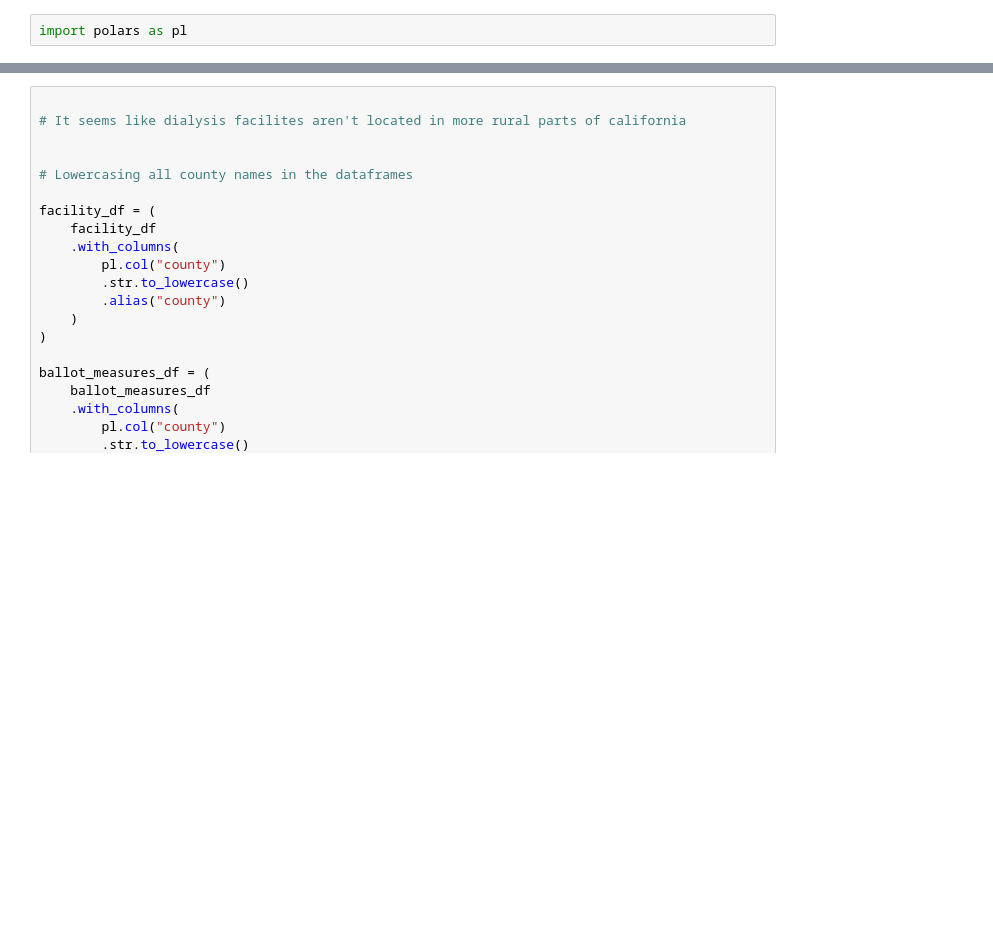
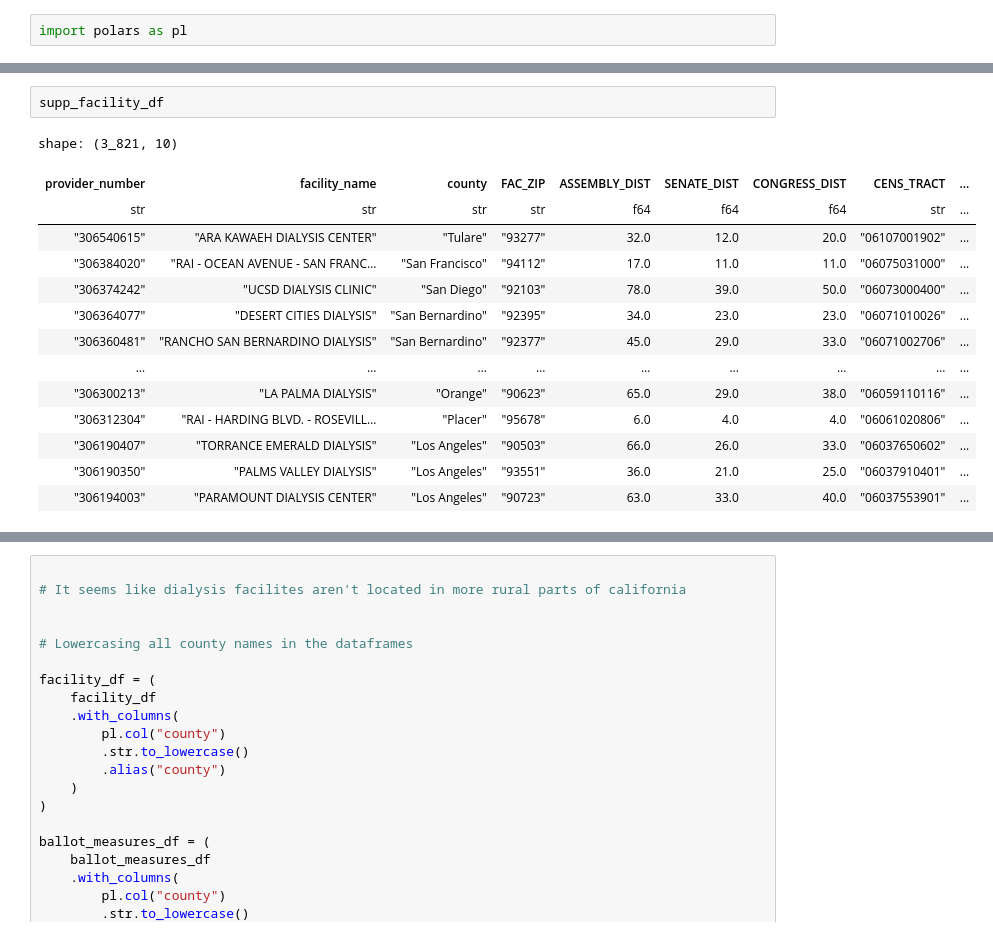
Before and after one commit to MichaelPaulLight/milestone_1, a Jupyter notebook: 004_data-processing-scripts/003_merge-clean-data/merge_ballot-measures_cms-data.ipynb, the cells around one changed output, grey strips where cells are left out. Saved outputs shown, nothing was run; the diff lists cells and outputs as text; blank space fills up the shorter version.

```diff
--- a/004_data-processing-scripts/003_merge-clean-data/merge_ballot-measures_cms-data.ipynb
+++ b/004_data-processing-scripts/003_merge-clean-data/merge_ballot-measures_cms-data.ipynb
@@ -78,0 +60,17 @@ shape: (5, 155)
+# %%
+supp_facility_df
+# %% [output]
+shape: (3_821, 10)
+| provider_number | facility_name | county | FAC_ZIP | ASSEMBLY_DIST | SENATE_DIST | CONGRESS_DIST | CENS_TRACT | ... |
+| str | str | str | str | f64 | f64 | f64 | str | ... |
+| "306540615" | "ARA KAWAEH DIALYSIS CENTER" | "Tulare" | "93277" | 32.0 | 12.0 | 20.0 | "06107001902" | ... |
+| "306384020" | "RAI - OCEAN AVENUE - SAN FRANC… | "San Francisco" | "94112" | 17.0 | 11.0 | 11.0 | "06075031000" | ... |
+| "306374242" | "UCSD DIALYSIS CLINIC" | "San Diego" | "92103" | 78.0 | 39.0 | 50.0 | "06073000400" | ... |
+| "306364077" | "DESERT CITIES DIALYSIS" | "San Bernardino" | "92395" | 34.0 | 23.0 | 23.0 | "06071010026" | ... |
+| "306360481" | "RANCHO SAN BERNARDINO DIALYSIS" | "San Bernardino" | "92377" | 45.0 | 29.0 | 33.0 | "06071002706" | ... |
+| … | … | … | … | … | … | … | … | ... |
+| "306300213" | "LA PALMA DIALYSIS" | "Orange" | "90623" | 65.0 | 29.0 | 38.0 | "06059110116" | ... |
+| "306312304" | "RAI - HARDING BLVD. - ROSEVILL… | "Placer" | "95678" | 6.0 | 4.0 | 4.0 | "06061020806" | ... |
+| "306190407" | "TORRANCE EMERALD DIALYSIS" | "Los Angeles" | "90503" | 66.0 | 26.0 | 33.0 | "06037650602" | ... |
+| "306190350" | "PALMS VALLEY DIALYSIS" | "Los Angeles" | "93551" | 36.0 | 21.0 | 25.0 | "06037910401" | ... |
+| "306194003" | "PARAMOUNT DIALYSIS CENTER" | "Los Angeles" | "90723" | 63.0 | 33.0 | 40.0 | "06037553901" | ... |
```
Also changed, not shown: parts of 9 cells of this notebook.
